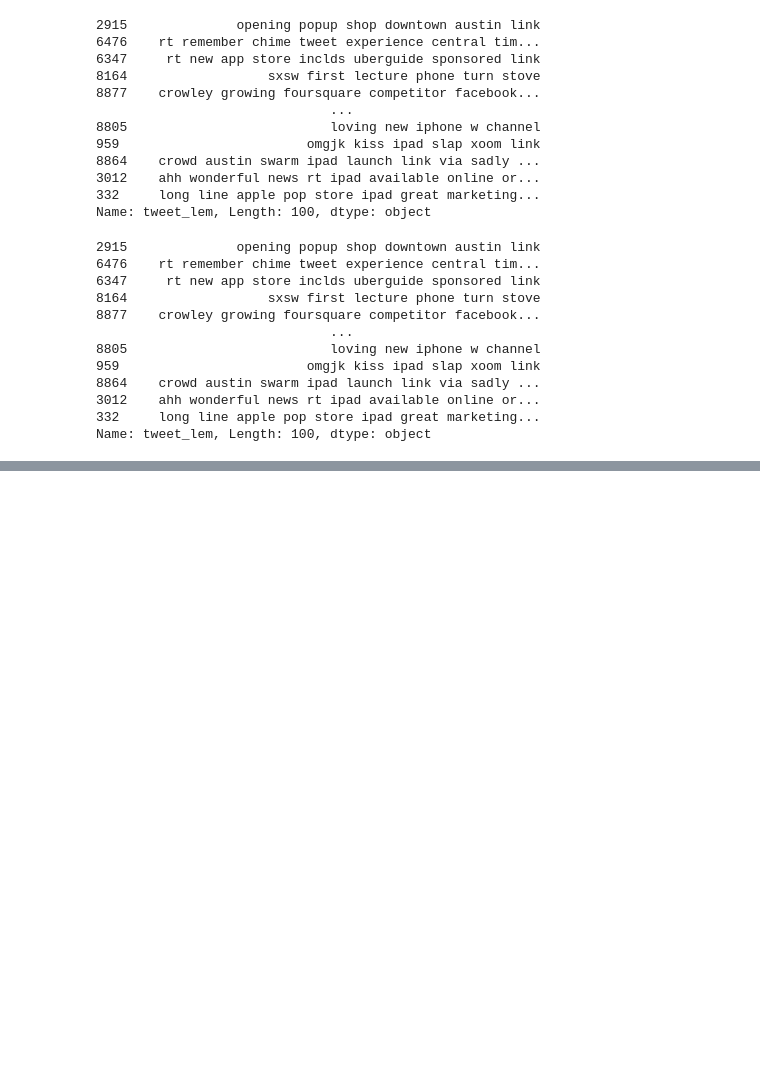
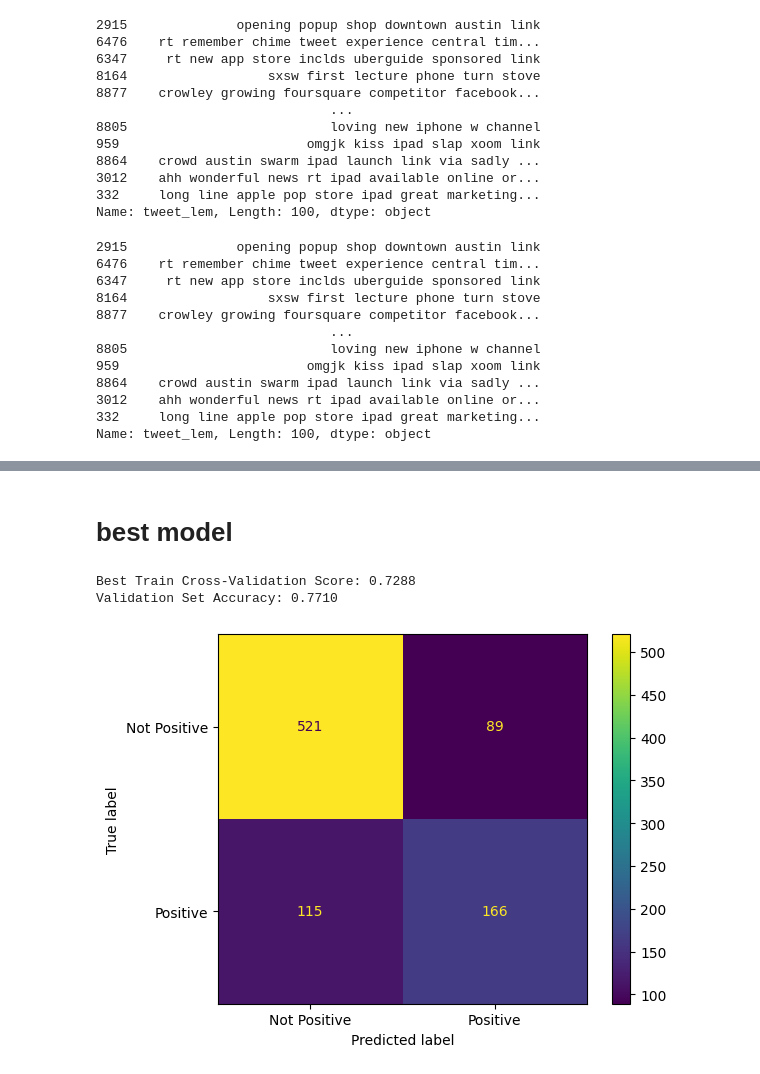
Before and after one commit to AndrewReusche/NLP_Sentiment_Analysis, a Jupyter notebook: NLP_Tweet_Analysis.ipynb, the cells around one changed output, grey strips where cells are left out. Saved outputs shown, nothing was run; the diff lists cells and outputs as text; code cells hidden in the pictures; blank space fills up the shorter version.

Commit message:
updated models and tuning

```diff
--- a/NLP_Tweet_Analysis.ipynb
+++ b/NLP_Tweet_Analysis.ipynb
@@ -679,0 +3384,62 @@ Name: tweet_lem, Length: 100, dtype: object
+# %% [markdown]
+# best model
+# %%
+#v1.0
+#run this on the standard X_train and y train
+
+pipeline1 = Pipeline([
+    ('tfidf', TfidfVectorizer()),
+    ('clf', LinearSVC(random_state=24,
+                              ))])
+#make a parameter grid
+param_grid1 = {
+    'tfidf__max_features': [3500],
+    'tfidf__ngram_range': [(1, 1)],
+    'tfidf__min_df': [0.0],
+    'tfidf__max_df': [0.95],
+    'tfidf__use_idf': [True],
+    'tfidf__stop_words': [stopwords_list],
+    'tfidf__sublinear_tf': [True],
+    'clf__C': [1,],
+    'clf__penalty': ['l2'],
+    'clf__loss': ['squared_hinge'],
+    'clf__tol': [1e-1]}
+
+
+#run a grid search to find the most accurate version for logistic regression
+grid_search1 = GridSearchCV(
+    pipeline1,
+    param_grid1,
+    cv=5,
+    scoring='accuracy',
+    n_jobs=1,
+    verbose=0)
+
+# Fit the grid search to the training data
+grid_search1.fit(X_train_str, y_train)
+
+# Get the best train cross-validation score
+best_train_cv_score = grid_search1.best_score_
+
+# Get the best model found by grid search
+best_model = grid_search1.best_estimator_
+
+# Predict on the validation set
+y_val_pred = best_model.predict(X_val_str)
+
+# Evaluate performance (accuracy) on the validation set
+from sklearn.metrics import accuracy_score
+val_accuracy = accuracy_score(y_val, y_val_pred)
+
+# Get the best hyperparameters
+best_params = grid_search1.best_params_
+
+print(f"Best Train Cross-Validation Score: {best_train_cv_score:.4f}")
+print(f"Validation Set Accuracy: {val_accuracy:.4f}")
+cm = confusion_matrix(y_val, y_val_pred)
+ConfusionMatrixDisplay(cm, display_labels=['Not Positive', 'Positive']).plot()
+plt.show()
+# %% [output]
+Best Train Cross-Validation Score: 0.7288
+Validation Set Accuracy: 0.7710
+[figure, added]
```
Also changed, not shown: parts of 93 cells of this notebook.
